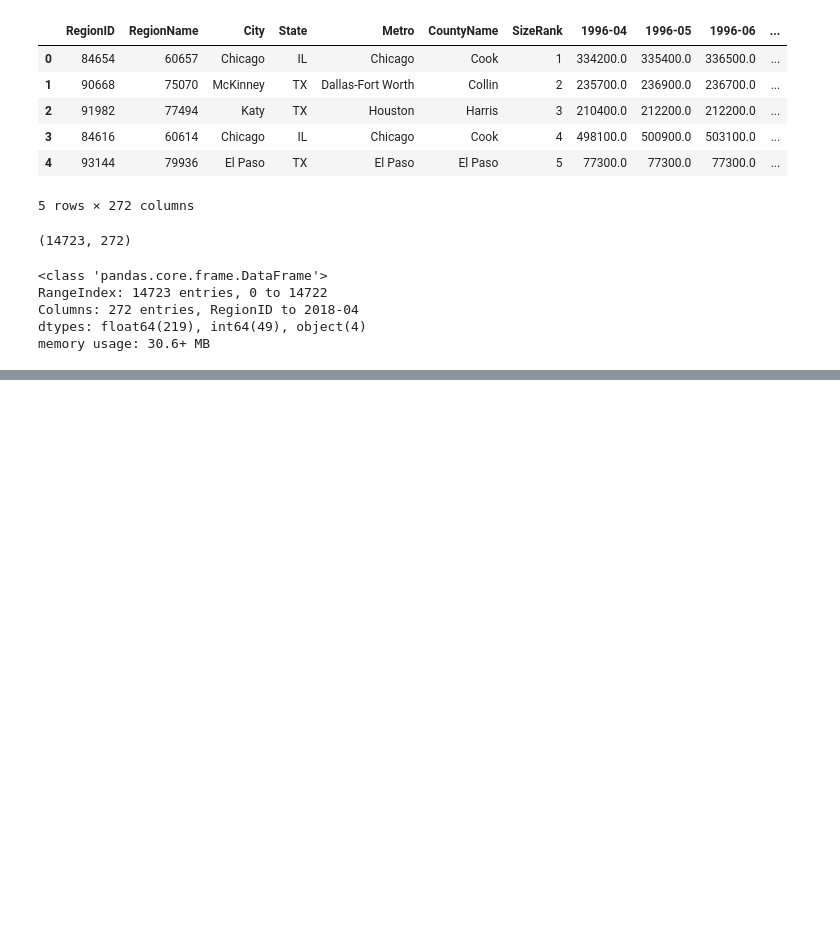
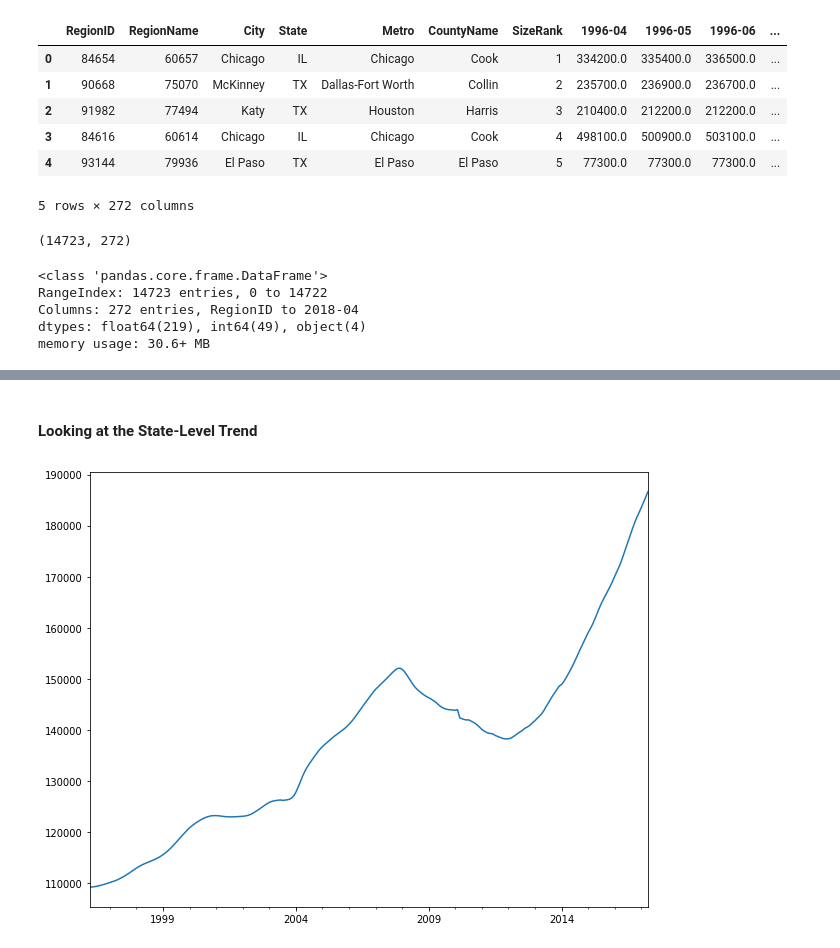
Before and after one commit to lindseyberlin/dsc-mod-4-project, a Jupyter notebook: Initial.ipynb, the cells around one changed output, grey strips where cells are left out. Drawn from its saved outputs; the diff is of its cells as text; code cells hidden in the pictures; blank space fills up the shorter version.

```diff
--- a/Initial.ipynb
+++ b/Initial.ipynb
@@ -100,0 +127,3 @@ KeyError: 0
+# %%
+# Using our pre-defined function to create a df with a datetime index
+tx_dtindex = zipcodecolumns_datetimeindex(df_tx)
@@ -100,0 +140,12 @@ KeyError: 0
+# %% [markdown]
+#### Looking at the State-Level Trend
+# %%
+# Creating a new column with the monthly average across all TX zipcodes
+tx_dtindex["Texas Average"] = tx_dtindex.iloc[:, 1:-1].mean(axis=1)
+
+# Simple plot of the TX average
+plt.figure(figsize=(10,8))
+tx_dtindex["Texas Average"].plot()
+plt.show()
+# %% [output]
+[figure, added]
```
Also changed, not shown: parts of 32 cells of this notebook.
